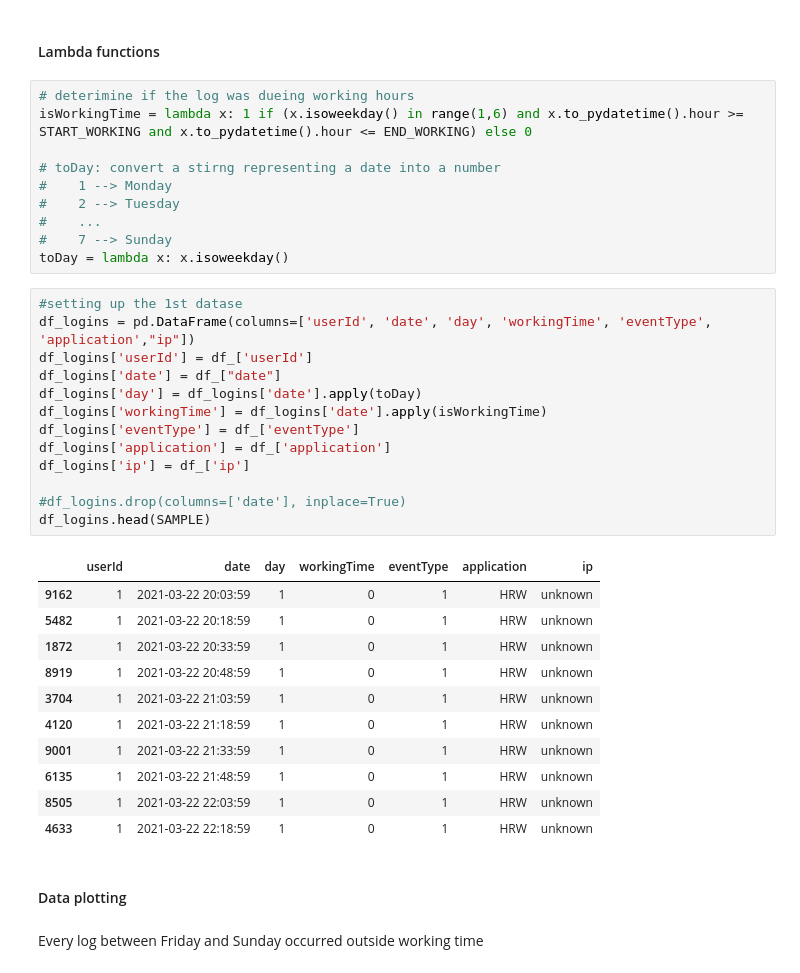
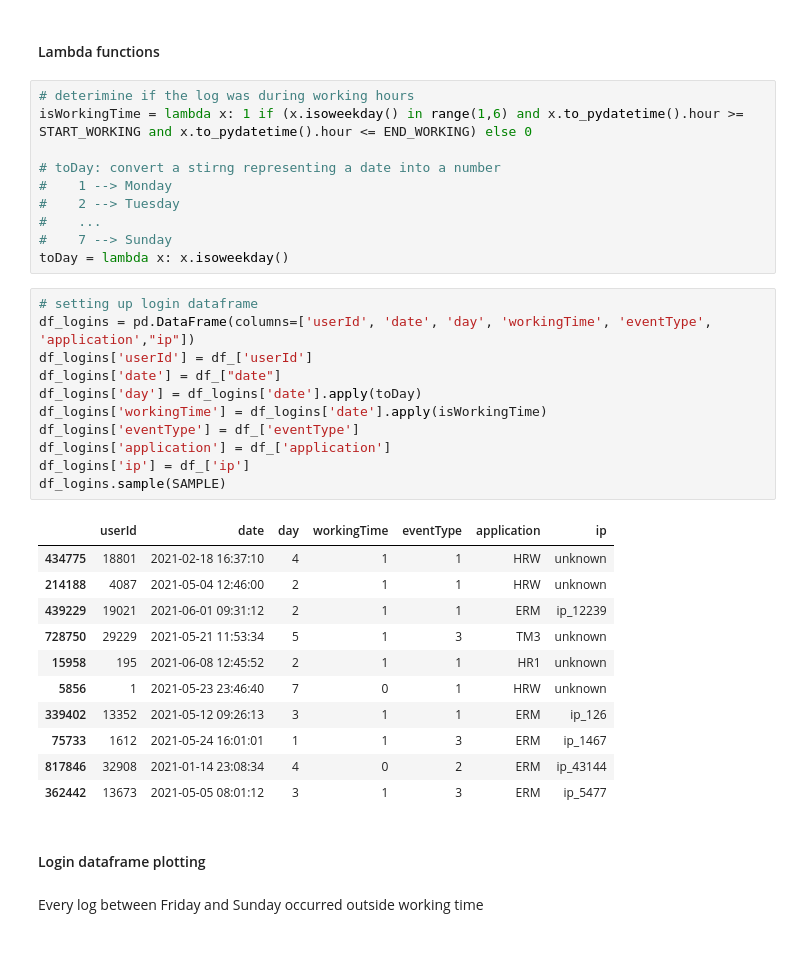
Before and after one commit to carloleo/AI-for-cybersecurity, a Jupyter notebook: AI project.ipynb, the cells around one changed output. Cells and saved outputs as stored; diff of their text form.

```diff
--- a/AI project.ipynb
+++ b/AI project.ipynb
@@ -238,7 +227,7 @@ def avgTimeWight(avgTime,failedAttempts):
 # %% [markdown]
 #### Lambda functions
 # %%
-# deterimine if the log was dueing working hours
+# deterimine if the log was during working hours
 isWorkingTime = lambda x: 1 if (x.isoweekday() in range(1,6) and x.to_pydatetime().hour >= START_WORKING and x.to_pydatetime().hour <= END_WORKING) else 0
 
 # toDay: convert a stirng representing a date into a number
@@ -248,32 +237,30 @@ isWorkingTime = lambda x: 1 if (x.isoweekday() in range(1,6) and x.to_pydatetime
 #    7 --> Sunday
 toDay = lambda x: x.isoweekday()
 # %%
-#setting up the 1st datase
+# setting up login dataframe
 df_logins = pd.DataFrame(columns=['userId', 'date', 'day', 'workingTime', 'eventType', 'application',"ip"])
 df_logins['userId'] = df_['userId']
 df_logins['date'] = df_["date"]
 df_logins['day'] = df_logins['date'].apply(toDay)
 df_logins['workingTime'] = df_logins['date'].apply(isWorkingTime)
 df_logins['eventType'] = df_['eventType']
 df_logins['application'] = df_['application']
 df_logins['ip'] = df_['ip']
-
-#df_logins.drop(columns=['date'], inplace=True)
-df_logins.head(SAMPLE)
+df_logins.sample(SAMPLE)
 # %% [output]
 |  | userId | date | day | workingTime | eventType | application | ip |
-| 9162 | 1 | 2021-03-22 20:03:59 | 1 | 0 | 1 | HRW | unknown |
-| 5482 | 1 | 2021-03-22 20:18:59 | 1 | 0 | 1 | HRW | unknown |
-| 1872 | 1 | 2021-03-22 20:33:59 | 1 | 0 | 1 | HRW | unknown |
-| 8919 | 1 | 2021-03-22 20:48:59 | 1 | 0 | 1 | HRW | unknown |
-| 3704 | 1 | 2021-03-22 21:03:59 | 1 | 0 | 1 | HRW | unknown |
-| 4120 | 1 | 2021-03-22 21:18:59 | 1 | 0 | 1 | HRW | unknown |
-| 9001 | 1 | 2021-03-22 21:33:59 | 1 | 0 | 1 | HRW | unknown |
-| 6135 | 1 | 2021-03-22 21:48:59 | 1 | 0 | 1 | HRW | unknown |
-| 8505 | 1 | 2021-03-22 22:03:59 | 1 | 0 | 1 | HRW | unknown |
-| 4633 | 1 | 2021-03-22 22:18:59 | 1 | 0 | 1 | HRW | unknown |
+| 434775 | 18801 | 2021-02-18 16:37:10 | 4 | 1 | 1 | HRW | unknown |
+| 214188 | 4087 | 2021-05-04 12:46:00 | 2 | 1 | 1 | HRW | unknown |
+| 439229 | 19021 | 2021-06-01 09:31:12 | 2 | 1 | 1 | ERM | ip_12239 |
+| 728750 | 29229 | 2021-05-21 11:53:34 | 5 | 1 | 3 | TM3 | unknown |
+| 15958 | 195 | 2021-06-08 12:45:52 | 2 | 1 | 1 | HR1 | unknown |
+| 5856 | 1 | 2021-05-23 23:46:40 | 7 | 0 | 1 | HRW | unknown |
+| 339402 | 13352 | 2021-05-12 09:26:13 | 3 | 1 | 1 | ERM | ip_126 |
+| 75733 | 1612 | 2021-05-24 16:01:01 | 1 | 1 | 3 | ERM | ip_1467 |
+| 817846 | 32908 | 2021-01-14 23:08:34 | 4 | 0 | 2 | ERM | ip_43144 |
+| 362442 | 13673 | 2021-05-05 08:01:12 | 3 | 1 | 3 | ERM | ip_5477 |
 # %% [markdown]
-#### Data plotting
+####  Login dataframe plotting
 # %% [markdown]
 Every log between Friday and Sunday occurred outside working time
 # %%
```
Also changed, not shown: parts of 40 cells of this notebook.
